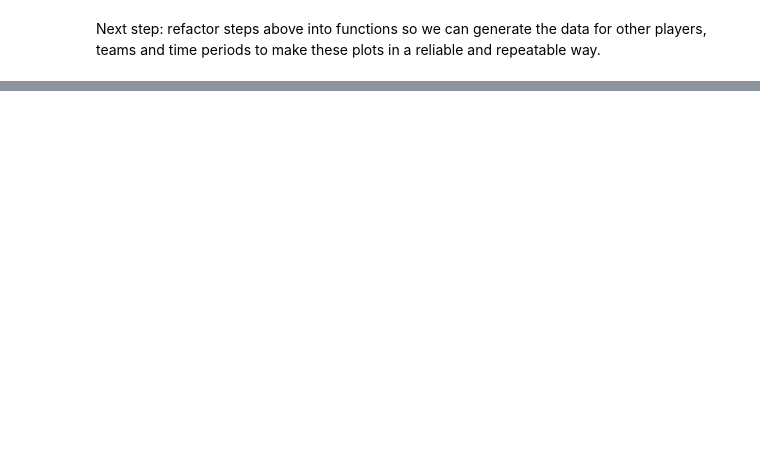
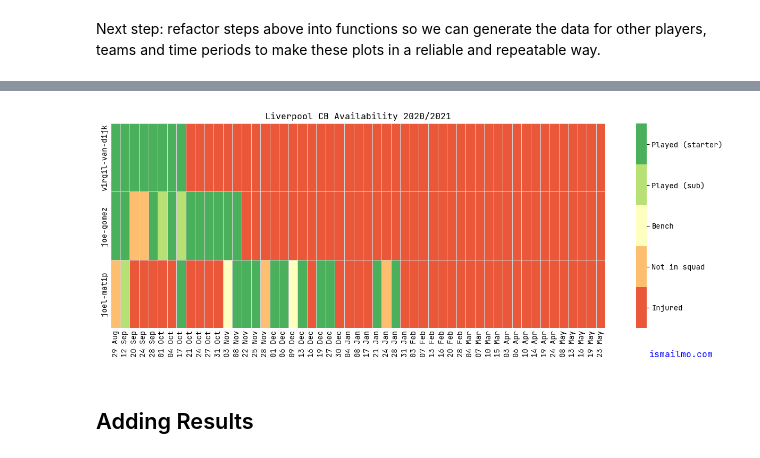
Before and after one commit to ismailmo1/football-data-viz, a Jupyter notebook: lpool-cb-injuries/konate-injuries.ipynb, the cells around one changed output, grey strips where cells are left out. Cells and saved outputs as stored; diff of their text form; code cells hidden in the pictures; blank space fills up the shorter version.

```diff
--- a/lpool-cb-injuries/konate-injuries.ipynb
+++ b/lpool-cb-injuries/konate-injuries.ipynb
@@ -239,0 +391,40 @@ Next step: refactor steps above into functions so we can generate the data for o
+# %%
+lpool_url_2020 =  get_prem_club_list()['Liverpool FC'].replace('2022', '2020')
+lpool_players_2020 = get_player_list(lpool_url_2020)
+lpool_cbs_2020 = ['Virgil van Dijk','Joe Gomez','Joel Matip']
+availability_dfs_2020 = [get_player_availability("https://www.transfermarkt.com" + lpool_players_2020[player_name]+ "/saison/2020/plus/1") for player_name in lpool_cbs_2020]
+
+#get liverpool fixtures
+fix_res =requests.get("https://www.transfermarkt.com/liverpool-fc/spielplandatum/verein/31/saison_id/2020/wettbewerb_id//datum_von/0000-00-00/datum_bis/0000-00-00/day/0/plus/1", headers=headers)
+fix_df = pd.read_html(fix_res.text)
+match_fix = fix_df[1]
+match_fix['Date'] = pd.to_datetime(match_fix['Date'].apply(lambda x:str(x).split('. ')[-1]), errors='coerce', dayfirst=True)
+match_fix = match_fix.dropna(subset='Date').reset_index(drop=True)
+match_fix.set_index('Date', inplace=True)
+
+lpool_avail_2020 = match_fix.merge(pd.concat(availability_dfs_2020).T, how='left',left_index=True, right_index=True).sort_index()
+lpool_avail_2020 = lpool_avail_2020[['virgil-van-dijk', 'joe-gomez',
+       'joel-matip']].T
+# %%
+fig,ax = plt.subplots(figsize=(15,5))
+availability_levels = lpool_avail_2020
+num_levels = len(availability_levels_map)
+plot = sns.heatmap(lpool_avail_2020, ax=ax, cmap=sns.color_palette("RdYlGn",num_levels),linewidths=0.5, linecolor='lightgray')
+colorbar = plot.collections[0].colorbar
+total_bar_height = colorbar.vmax - colorbar.vmin
+lvl_bar_height = total_bar_height/num_levels
+
+
+colorbar.set_ticks([colorbar.vmin + (lvl_bar_height * (0.5 + i)) for i in range(num_levels)])
+colorbar.set_ticklabels([*availability_levels_map.keys()])
+
+axs_fmtd = [pd.to_datetime(l.get_text()).date().strftime("%d %b") for l in ax.get_xticklabels()]
+_ = ax.set_xticklabels(axs_fmtd)
+_ = ax.set_xlabel("")
+_ = ax.set_title("Liverpool CB Availability 2020/2021")
+_ = ax.tick_params(length=0)
+_ = plt.gcf().text(0.8, 0, "ismailmo.com", fontsize=12, fontdict={'color':  'blue'} )
+# %% [output]
+[figure, added]
+# %% [markdown]
+## Adding Results
```
Also changed, not shown: parts of 43 cells of this notebook, 4 other files.
